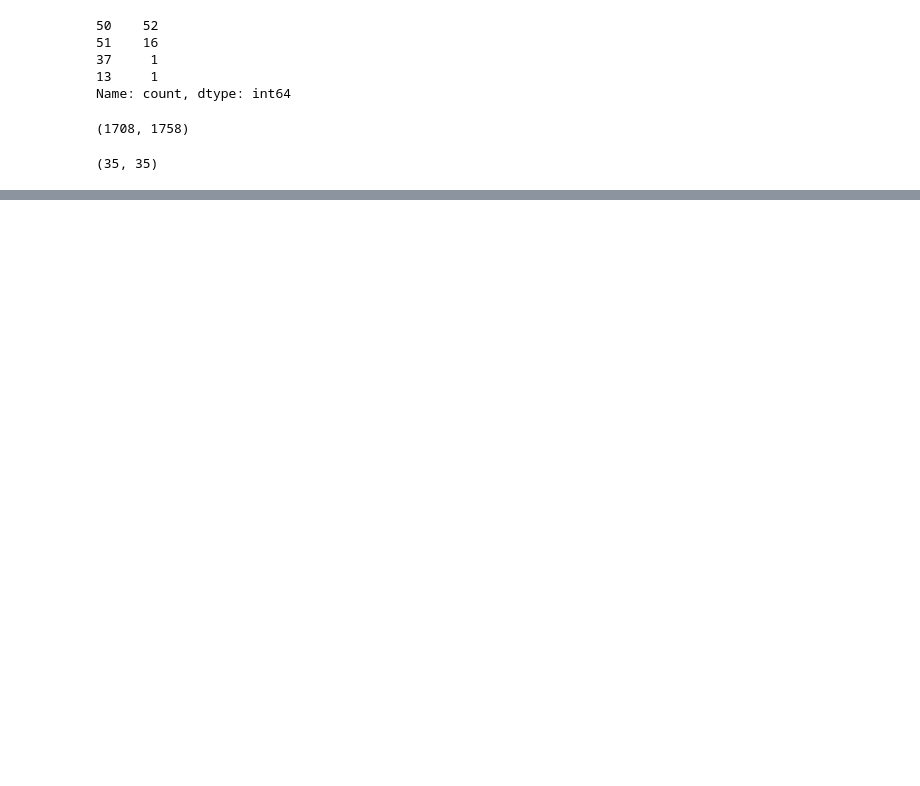
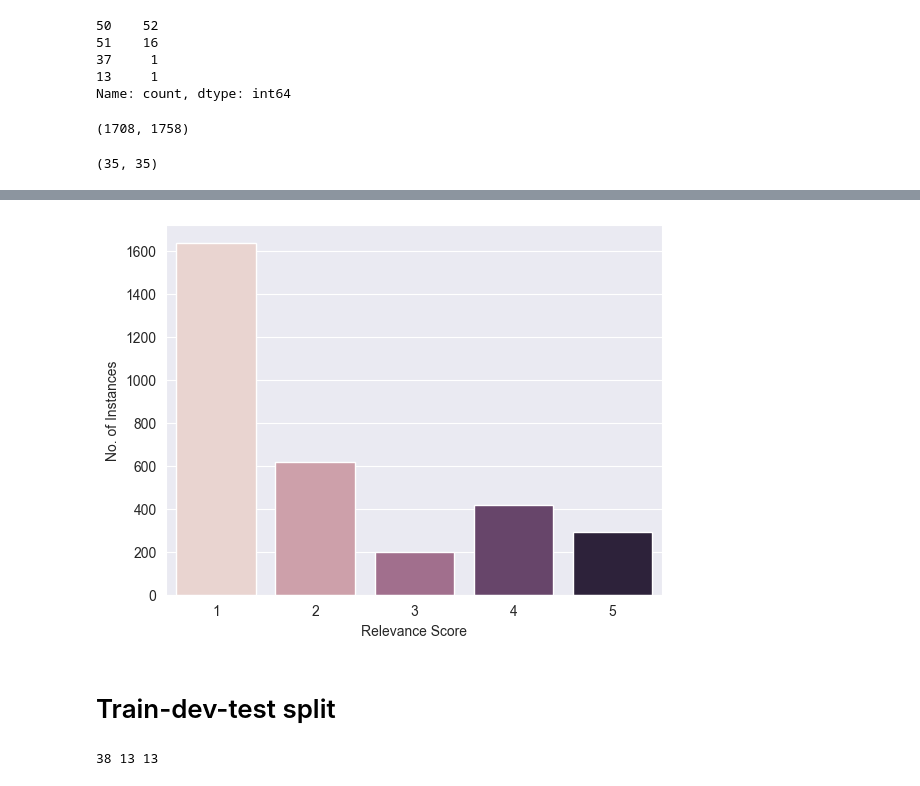
Before and after one commit to anusha-pathuri/satire-news-search-engine, a Jupyter notebook: notebooks/03_Relevance_Dataset_Generation.ipynb, the cells around one changed output, grey strips where cells are left out. Cells and saved outputs as stored; diff of their text form; code cells hidden in the pictures; blank space fills up the shorter version.

Commit message:
generated relevance dataset

```diff
--- a/notebooks/03_Relevance_Dataset_Generation.ipynb
+++ b/notebooks/03_Relevance_Dataset_Generation.ipynb
@@ -582,0 +607,7 @@ rel_df2.to_csv("../data/relevance_aryan.csv", index=False, encoding='utf-8-sig')
+# %%
+rel_df1 = pd.read_csv("../data/relevance_anusha.csv")
+rel_df2 = pd.read_csv("../data/relevance_aryan_scored.csv")
+
+rel_df = pd.concat([rel_df1, rel_df2], ignore_index=True)\
+    .dropna(subset=["rel"]).reset_index(drop=True)
+rel_df["rel"] = rel_df["rel"].astype(int)
@@ -582,0 +618,12 @@ rel_df2.to_csv("../data/relevance_aryan.csv", index=False, encoding='utf-8-sig')
+# %%
+delete_queries = [
+    "experiences in the service industry",
+    "how to fight the winter blues",
+    "lie to me",
+    "what is the role of the creative director",
+    "what movies and TV shows should I avoid",
+    "what do office workers think",
+]
+
+rel_df = rel_df[~rel_df["query"].isin(delete_queries)].reset_index(drop=True)
+rel_df["query"].nunique()
@@ -582,0 +643,11 @@ rel_df2.to_csv("../data/relevance_aryan.csv", index=False, encoding='utf-8-sig')
+# %%
+sns.set_style("darkgrid")
+# %%
+sns.countplot(x="rel", data=rel_df, hue="rel")
+plt.xlabel("Relevance Score")
+plt.ylabel("No. of Instances")
+# plt.title("Relevance Labels Distribution")
+plt.legend([],[], frameon=False)
+plt.show()
+# %% [output]
+[figure, added]
@@ -582,0 +656,13 @@ rel_df2.to_csv("../data/relevance_aryan.csv", index=False, encoding='utf-8-sig')
+# %% [markdown]
+# Train-dev-test split
+# %%
+from sklearn.model_selection import train_test_split
+
+# train, dev, test = 60%, 20%, 20%
+
+train_queries, test_queries = train_test_split(rel_df["query"].unique(), test_size=0.4, random_state=42)
+dev_queries, test_queries = train_test_split(test_queries, test_size=0.5, random_state=42)
+
+print(len(train_queries), len(dev_queries), len(test_queries))
+# %% [output]
+38 13 13
```
Also changed, not shown: parts of 10 cells of this notebook, 1 other file.
